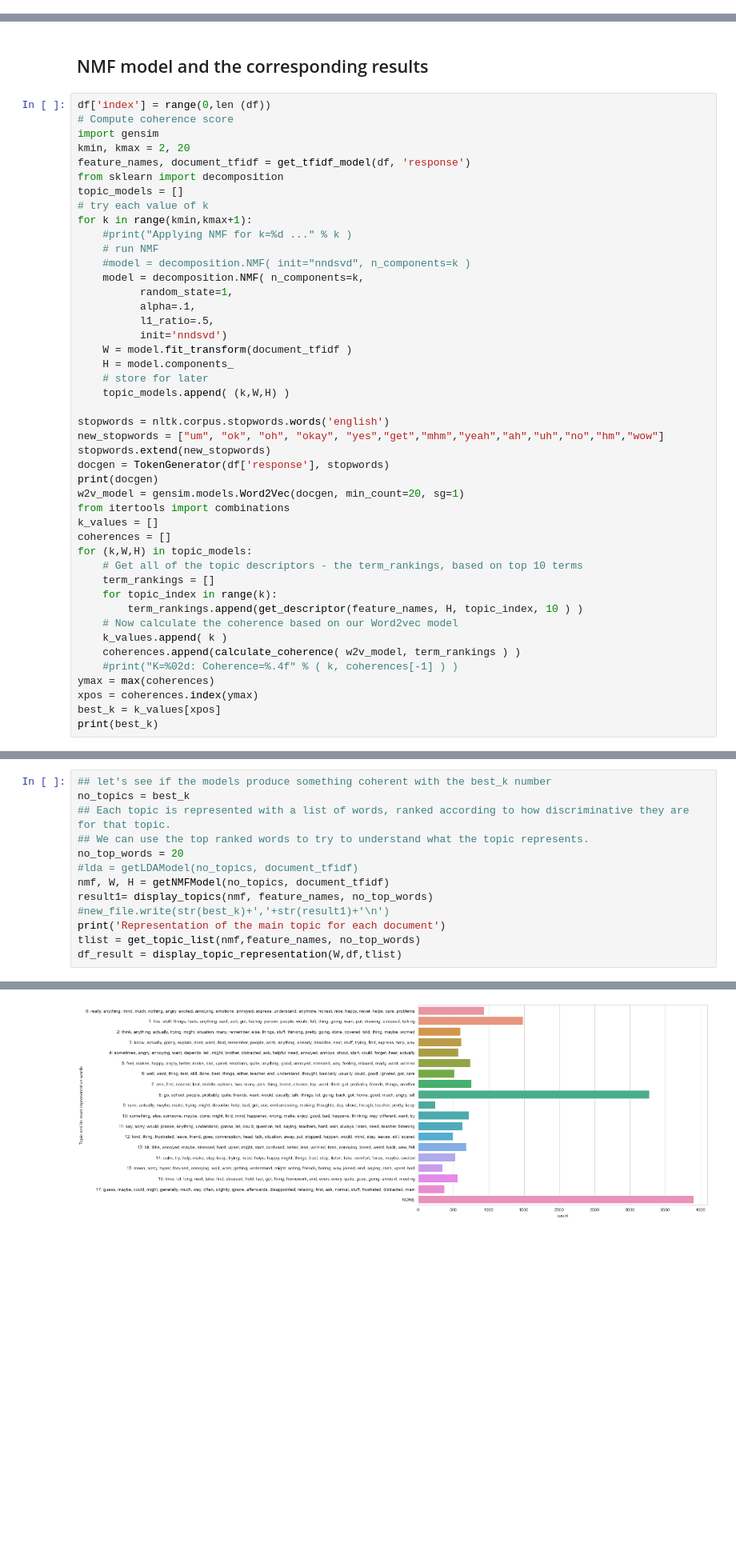
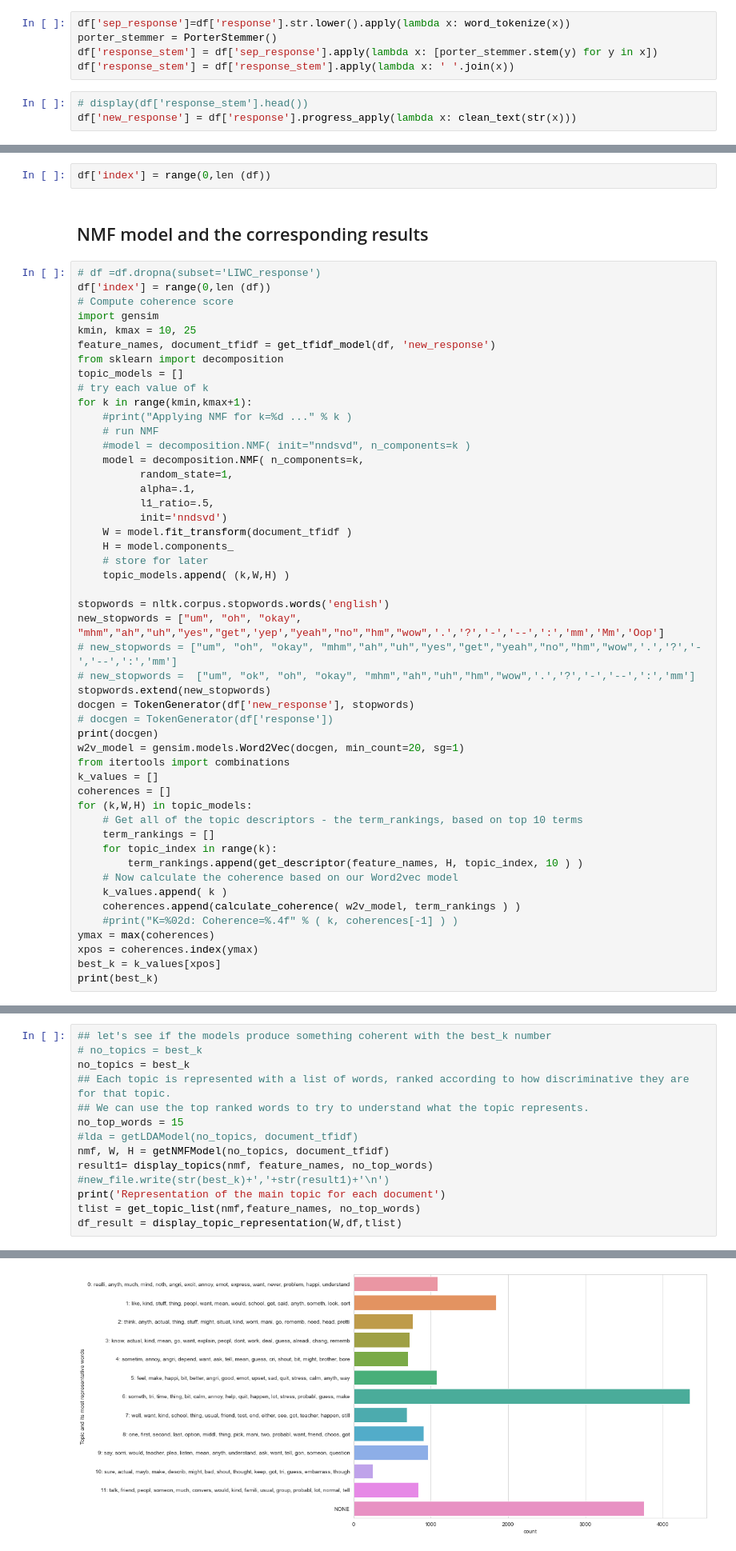
Before and after one commit to KHP-Informatics/vision, a Jupyter notebook: VISION_VIOLENCE/Re-Star-LDA/NLP_LDA_NMF-interviewees-pilotnumber-Copy1.ipynb, the cells around one changed output, grey strips where cells are left out. Shown: that part at 80% size. Drawn from its saved outputs; the diff is of its cells as text; blank space fills up the shorter version.

```diff
--- a/VISION_VIOLENCE/Re-Star-LDA/NLP_LDA_NMF-interviewees-pilotnumber-Copy1.ipynb
+++ b/VISION_VIOLENCE/Re-Star-LDA/NLP_LDA_NMF-interviewees-pilotnumber-Copy1.ipynb
@@ -243,0 +331,8 @@ Index(['ids', 'diagnosis', 'section', 'pilot_number', 'inter_time', 'response',
+# %%
+df['sep_response']=df['response'].str.lower().apply(lambda x: word_tokenize(x))
+porter_stemmer = PorterStemmer()
+df['response_stem'] = df['sep_response'].apply(lambda x: [porter_stemmer.stem(y) for y in x])
+df['response_stem'] = df['response_stem'].apply(lambda x: ' '.join(x))
+# %%
+# display(df['response_stem'].head())
+df['new_response'] = df['response'].progress_apply(lambda x: clean_text(str(x)))
@@ -244,11 +348,14 @@ Index(['ids', 'diagnosis', 'section', 'pilot_number', 'inter_time', 'response',
+# %%
+df['index'] = range(0,len (df))
 # %% [markdown]
 ## NMF model and the corresponding results
 # %%
+# df =df.dropna(subset='LIWC_response')
 df['index'] = range(0,len (df))
 # Compute coherence score
 import gensim
-kmin, kmax = 2, 20
-feature_names, document_tfidf = get_tfidf_model(df, 'response')
+kmin, kmax = 10, 25
+feature_names, document_tfidf = get_tfidf_model(df, 'new_response')
 from sklearn import decomposition
 topic_models = []
 # try each value of k
@@ -267,9 +374,12 @@ for k in range(kmin,kmax+1):
     topic_models.append( (k,W,H) )
 
 stopwords = nltk.corpus.stopwords.words('english')
-new_stopwords = ["um", "ok", "oh", "okay", "yes","get","mhm","yeah","ah","uh","no","hm","wow"]
+new_stopwords = ["um", "oh", "okay", "mhm","ah","uh","yes","get",'yep',"yeah","no","hm","wow",'.','?','-','--',':','mm','Mm','Oop']
+# new_stopwords = ["um", "oh", "okay", "mhm","ah","uh","yes","get","yeah","no","hm","wow",'.','?','-','--',':','mm']
+# new_stopwords =  ["um", "ok", "oh", "okay", "mhm","ah","uh","hm","wow",'.','?','-','--',':','mm']
 stopwords.extend(new_stopwords)
-docgen = TokenGenerator(df['response'], stopwords)
+docgen = TokenGenerator(df['new_response'], stopwords)
+# docgen = TokenGenerator(df['response'])
 print(docgen)
 w2v_model = gensim.models.Word2Vec(docgen, min_count=20, sg=1)
 from itertools import combinations
@@ -294,9 +404,10 @@ print(best_k)
 # %%
 ## let's see if the models produce something coherent with the best_k number
+# no_topics = best_k
 no_topics = best_k
 ## Each topic is represented with a list of words, ranked according to how discriminative they are for that topic.
 ## We can use the top ranked words to try to understand what the topic represents.
-no_top_words = 20
+no_top_words = 15
 #lda = getLDAModel(no_topics, document_tfidf)
 nmf, W, H = getNMFModel(no_topics, document_tfidf)
 result1= display_topics(nmf, feature_names, no_top_words)
@@ -326,5 +431,5 @@ df_result = display_topic_representation(W,df,tlist)
 Representation of the main topic for each document
-[figure, old version]
+[figure, new version]
 # %%
 df_result.head()
 # %% [output]
```
Also changed, not shown: parts of 19 cells of this notebook.
